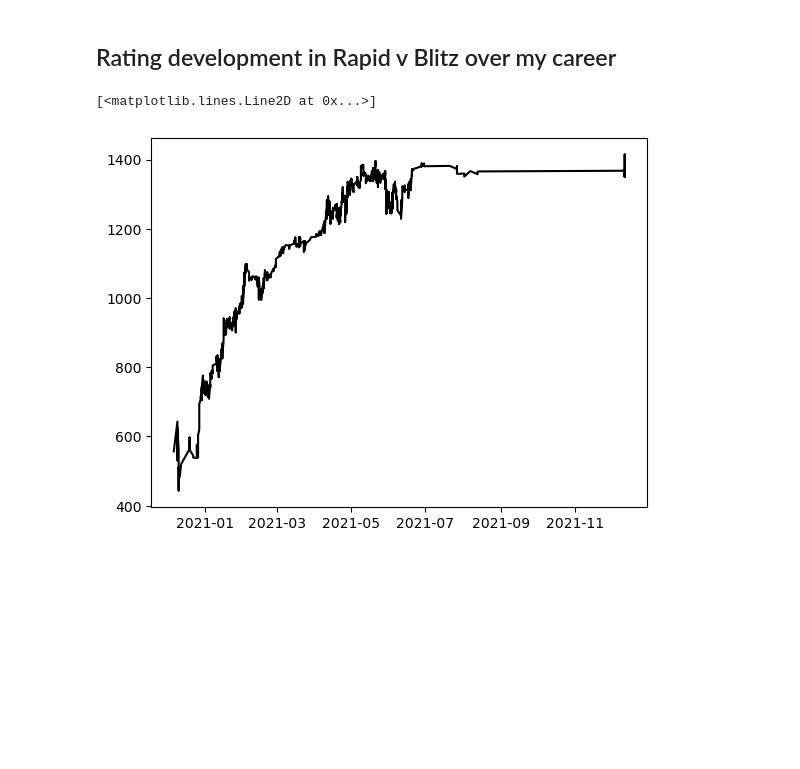
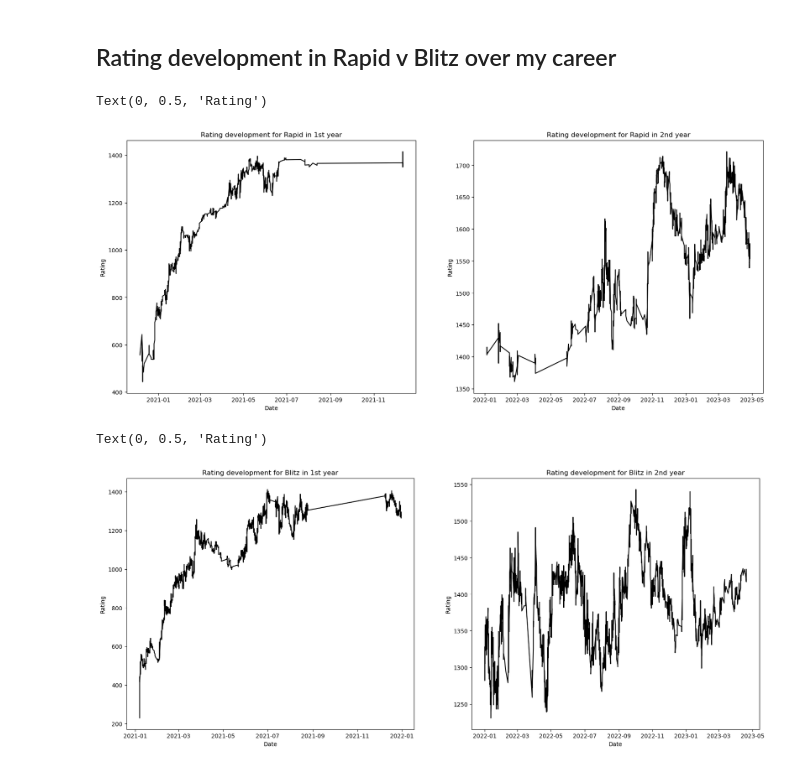
Before and after one commit to zainsiddiqii/My-Chess-Progression, a Jupyter notebook: Untitled.ipynb, the cells around one changed output. Drawn from its saved outputs; the diff is of its cells as text; code cells hidden in the pictures; blank space fills up the shorter version.

```diff
--- a/Untitled.ipynb
+++ b/Untitled.ipynb
@@ -38,13 +47,58 @@ Data columns (total 11 columns):
 # %% [markdown]
 ## Rating development in Rapid v Blitz over my career
 # %%
-first_year = games[(games.date.dt.year == 2020) | (games.date.dt.year == 2021)]
-second_year = games[games.date.dt.year == 2022]
-third_year = games[games.date.dt.year == 2023]
+beginner_games = games[(games.date.dt.year == 2020) | (games.date.dt.year == 2021)]
+intermediate_games = games[(games.date.dt.year == 2022) | (games.date.dt.year == 2023)]
+
+
+plt.figure(figsize = (20,8))
 
 # Rapid
-plt.plot(first_year[first_year.time_format == 'Rapid'].date,
-         first_year[first_year.time_format == 'Rapid'].my_rating, color = 'Black')
+ax = plt.subplot(1,2,1)
+
+plt.plot(beginner_games[beginner_games.time_format == 'Rapid'].date,
+         beginner_games[beginner_games.time_format == 'Rapid'].my_rating,
+         color = 'Black')
+
+ax.set_title('Rating development for Rapid in 1st year')
+ax.set_xlabel('Date')
+ax.set_ylabel('Rating')
+
+ax2 = plt.subplot(1,2,2)
+
+plt.plot(intermediate_games[intermediate_games.time_format == 'Rapid'].date,
+         intermediate_games[intermediate_games.time_format == 'Rapid'].my_rating,
+         color = 'Black')
+
+ax2.set_title('Rating development for Rapid in 2nd year')
+ax2.set_xlabel('Date')
+ax2.set_ylabel('Rating')
 # %% [output]
-[<matplotlib.lines.Line2D at 0x...>]
+Text(0, 0.5, 'Rating')
-[figure, old version]
+[figure, new version]
+# %%
+plt.figure(figsize = (20,8))
+
+# Blitz
+ax = plt.subplot(1,2,1)
+
+plt.plot(beginner_games[beginner_games.time_format == 'Blitz'].date,
+         beginner_games[beginner_games.time_format == 'Blitz'].my_rating,
+         color = 'Black')
+
+ax.set_title('Rating development for Blitz in 1st year')
+ax.set_xlabel('Date')
+ax.set_ylabel('Rating')
+
+ax2 = plt.subplot(1,2,2)
+
+plt.plot(intermediate_games[intermediate_games.time_format == 'Blitz'].date,
+         intermediate_games[intermediate_games.time_format == 'Blitz'].my_rating,
+         color = 'Black')
+
+ax2.set_title('Rating development for Blitz in 2nd year')
+ax2.set_xlabel('Date')
+ax2.set_ylabel('Rating')
+# %% [output]
+Text(0, 0.5, 'Rating')
+[figure, added]
```
Also changed, not shown: parts of 2 cells of this notebook, 7 other files.
